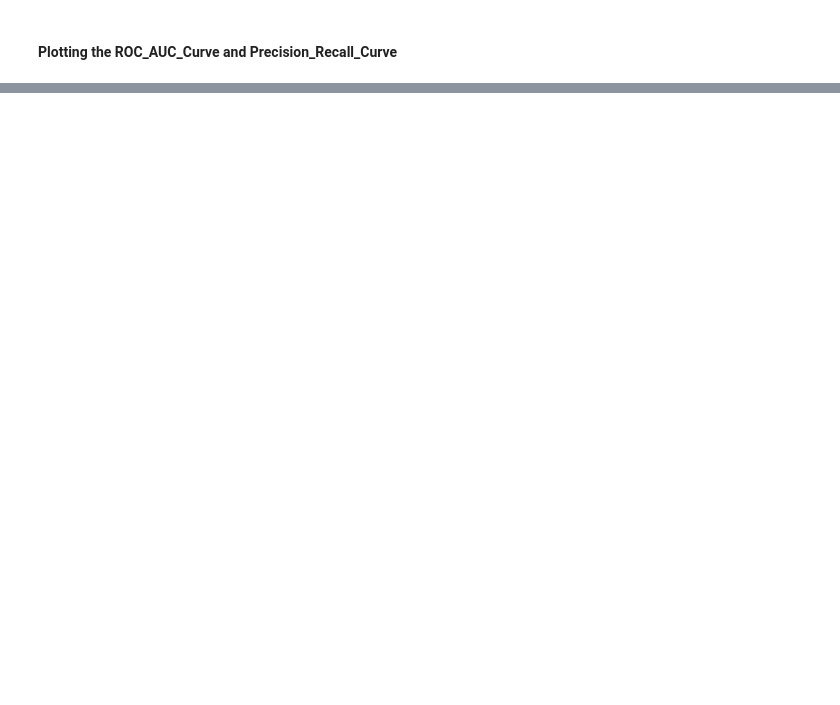
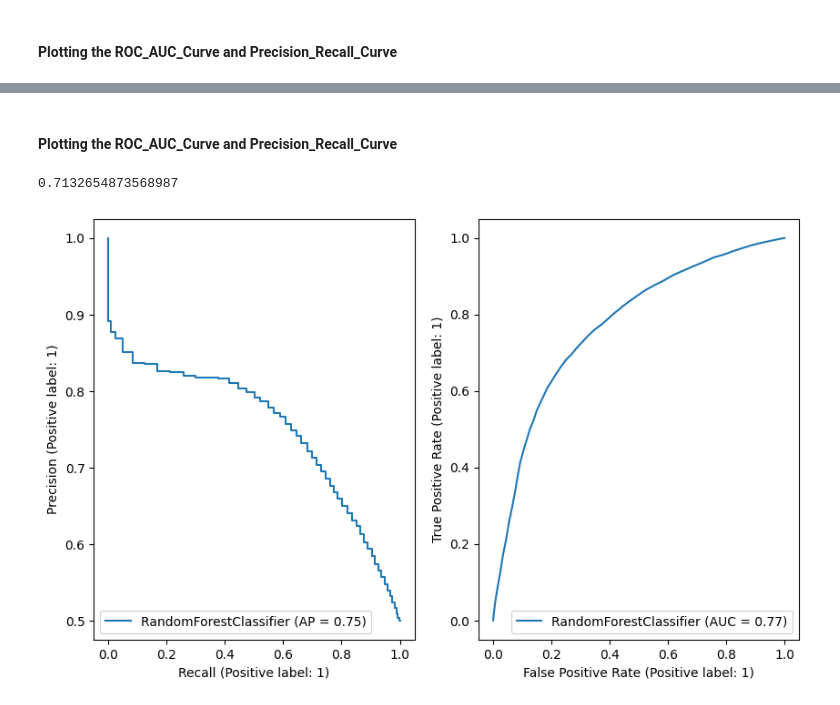
Before and after one commit to Shivam-3921/cardio_disease_prediction, a Jupyter notebook: cardio_diesease.ipynb, the cells around one changed output, grey strips where cells are left out. Cells and saved outputs as stored; diff of their text form; code cells hidden in the pictures; blank space fills up the shorter version.

Commit message:
Implemented Bagging and Random Forest Classifier

```diff
--- a/cardio_diesease.ipynb
+++ b/cardio_diesease.ipynb
@@ -615,0 +673,4 @@ plt.show()
+# %%
+Random_Forest = RandomForestClassifier(n_estimators=50)
+Random_Forest = Random_Forest.fit(X_train,y_train)
+y_pred = Random_Forest.predict(X_test)
@@ -615,0 +687,9 @@ plt.show()
+# %%
+accuracy = accuracy_score(y_test, y_pred) *100
+f1 = f1_score(y_test,y_pred) *100
+precision = precision_score(y_test, y_pred) *100
+recall = recall_score(y_test, y_pred) *100
+
+print(f"{classification_report(y_test, y_pred)}")
+print(f"Accuracy: {accuracy:.2f}%")
+print(f"F1_score: {f1:.2f}%")
@@ -615,0 +708,15 @@ plt.show()
+# %% [markdown]
+#### Plotting the ROC_AUC_Curve and Precision_Recall_Curve
+# %%
+fpr , tpr, thresholds = roc_curve(y_test, y_pred)
+roc_auc = auc(fpr,tpr)
+roc_auc
+# %% [output]
+0.7132654873568987
+# %%
+fig,ax = plt.subplots(1,2, figsize = (10,6))
+PrecisionRecallDisplay(precision= precision, recall= recall).from_estimator(Random_Forest, X_test, y_test, ax= ax[0])
+RocCurveDisplay(fpr = fpr,tpr = tpr, roc_auc= roc_auc).from_estimator(Random_Forest, X_test, y_test, ax= ax[1])
+plt.show()
+# %% [output]
+[figure, added]
```
Also changed, not shown: parts of 36 cells of this notebook.
